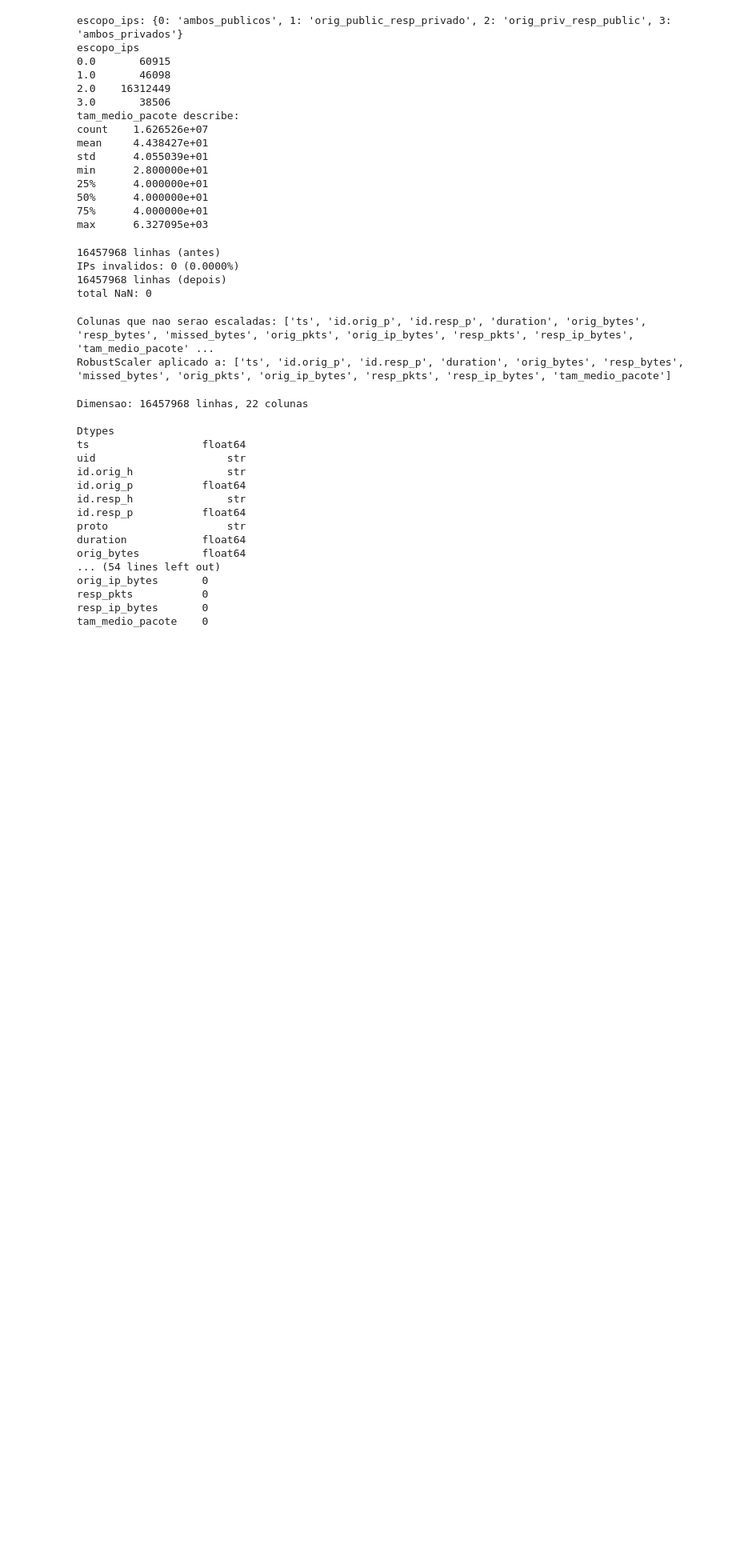
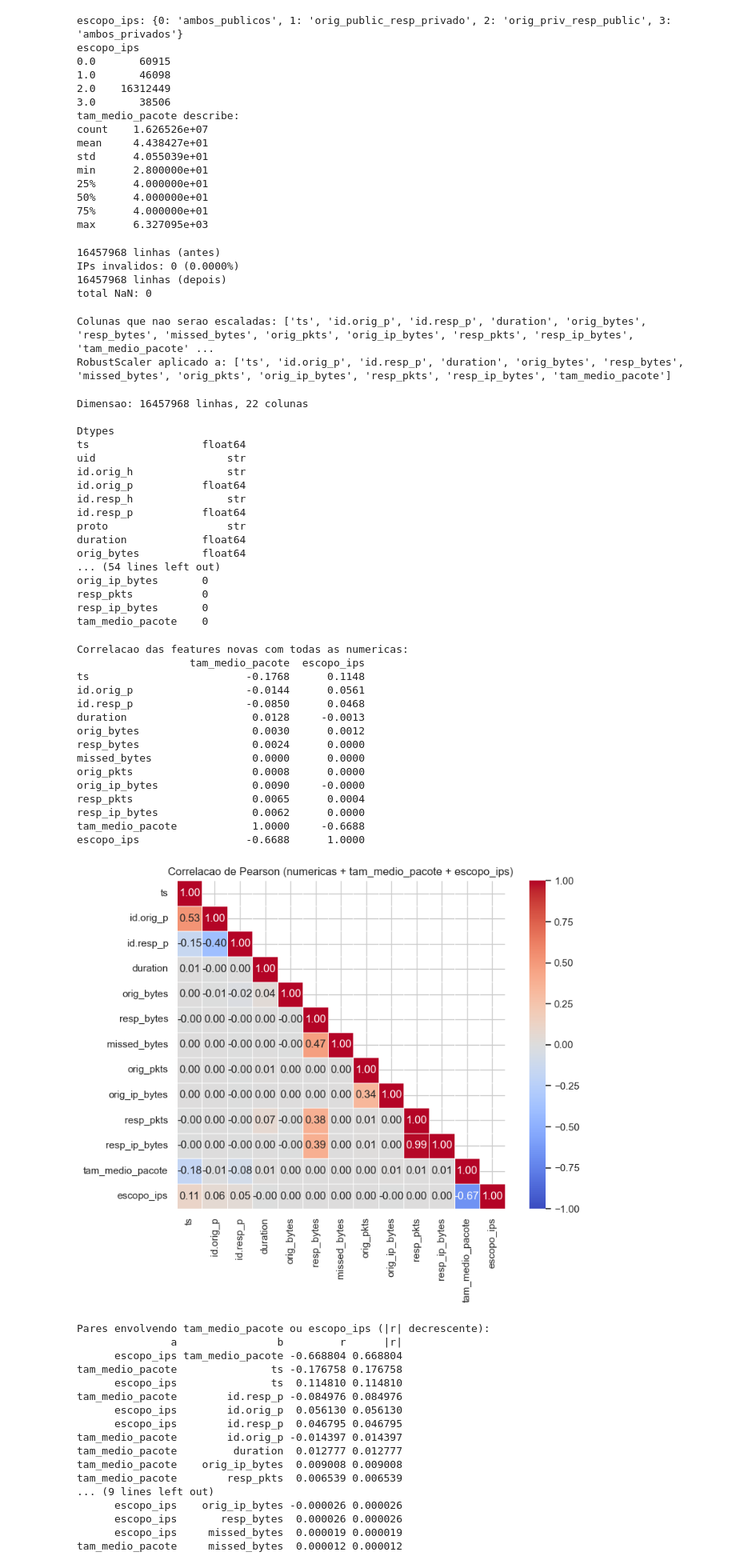
Before and after one commit to DiogoMarassi/secure-iot-detection, a Jupyter notebook: notebooks/analise.ipynb, the cells around one changed output. Shown at 80% size. Drawn from its saved outputs; the diff is of its cells as text; code cells hidden in the pictures; blank space fills up the shorter version.

Commit message:
[feat] Adicionando nova célula de correlação entre features no notebook de análise

```diff
--- a/notebooks/analise.ipynb
+++ b/notebooks/analise.ipynb
@@ -606,3 +606,77 @@ orig_ip_bytes       0
 resp_pkts           0
 resp_ip_bytes       0
 tam_medio_pacote    0
+# %%
+num_corr = df.select_dtypes(include=[np.number]).copy()
+corr2 = num_corr.corr(method="pearson", min_periods=3)
+
+subcols = [c for c in ("tam_medio_pacote", "escopo_ips") if c in corr2.columns]
+if subcols:
+    print("Correlacao das features novas com todas as numericas:")
+    print(corr2[subcols].round(4).to_string())
+
+n = len(corr2.columns)
+mask = np.triu(np.ones((n, n), dtype=bool), k=1)
+plt.figure(figsize=(max(9, 0.55 * n), max(7, 0.45 * n)))
+sns.heatmap(
+    corr2,
+    annot=True,
+    fmt=".2f",
+    cmap="coolwarm",
+    center=0,
+    vmin=-1,
+    vmax=1,
+    square=True,
+    mask=mask,
+    linewidths=0.5,
+)
+plt.title("Correlacao de Pearson (numericas + tam_medio_pacote + escopo_ips)")
+plt.tight_layout()
+plt.show()
+
+cols_list = list(corr2.columns)
+pairs = []
+for i in range(n):
+    for j in range(i):
+        r = corr2.iloc[i, j]
+        if pd.notna(r):
+            pairs.append((cols_list[i], cols_list[j], r, abs(r)))
+pairs.sort(key=lambda x: -x[3])
+novas = {"tam_medio_pacote", "escopo_ips"}
+pares_novas = [p for p in pairs if p[0] in novas or p[1] in novas]
+print("\nPares envolvendo tam_medio_pacote ou escopo_ips (|r| decrescente):")
+print(pd.DataFrame(pares_novas[:25], columns=["a", "b", "r", "|r|"]).to_string(index=False))
+# %% [output]
+Correlacao das features novas com todas as numericas:
+                  tam_medio_pacote  escopo_ips
+ts                         -0.1768      0.1148
+id.orig_p                  -0.0144      0.0561
+id.resp_p                  -0.0850      0.0468
+duration                    0.0128     -0.0013
+orig_bytes                  0.0030      0.0012
+resp_bytes                  0.0024      0.0000
+missed_bytes                0.0000      0.0000
+orig_pkts                   0.0008      0.0000
+orig_ip_bytes               0.0090     -0.0000
+resp_pkts                   0.0065      0.0004
+resp_ip_bytes               0.0062      0.0000
+tam_medio_pacote            1.0000     -0.6688
+escopo_ips                 -0.6688      1.0000
+[figure, added]
+Pares envolvendo tam_medio_pacote ou escopo_ips (|r| decrescente):
+               a                b         r      |r|
+      escopo_ips tam_medio_pacote -0.668804 0.668804
+tam_medio_pacote               ts -0.176758 0.176758
+      escopo_ips               ts  0.114810 0.114810
+tam_medio_pacote        id.resp_p -0.084976 0.084976
+      escopo_ips        id.orig_p  0.056130 0.056130
+      escopo_ips        id.resp_p  0.046795 0.046795
+tam_medio_pacote        id.orig_p -0.014397 0.014397
+tam_medio_pacote         duration  0.012777 0.012777
+tam_medio_pacote    orig_ip_bytes  0.009008 0.009008
+tam_medio_pacote        resp_pkts  0.006539 0.006539
+... (9 lines left out)
+      escopo_ips    orig_ip_bytes -0.000026 0.000026
+      escopo_ips       resp_bytes  0.000026 0.000026
+      escopo_ips     missed_bytes  0.000019 0.000019
+tam_medio_pacote     missed_bytes  0.000012 0.000012
```
